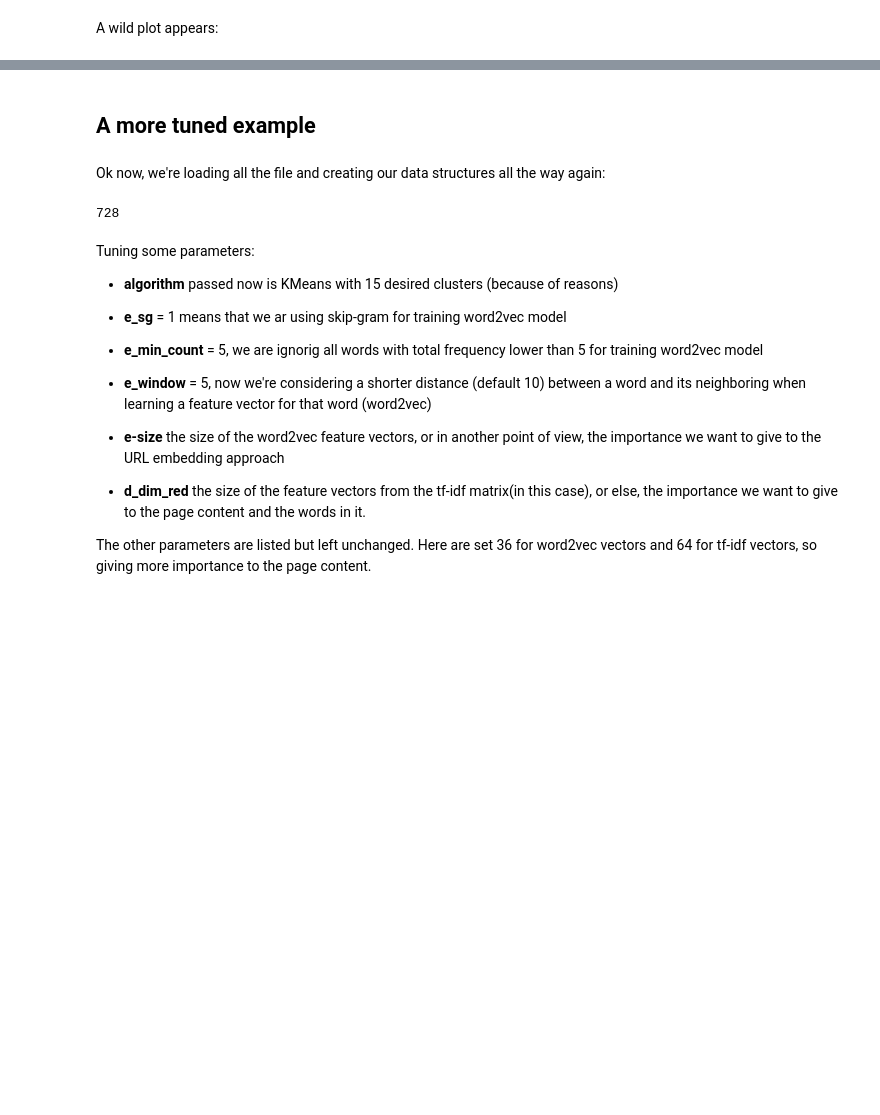
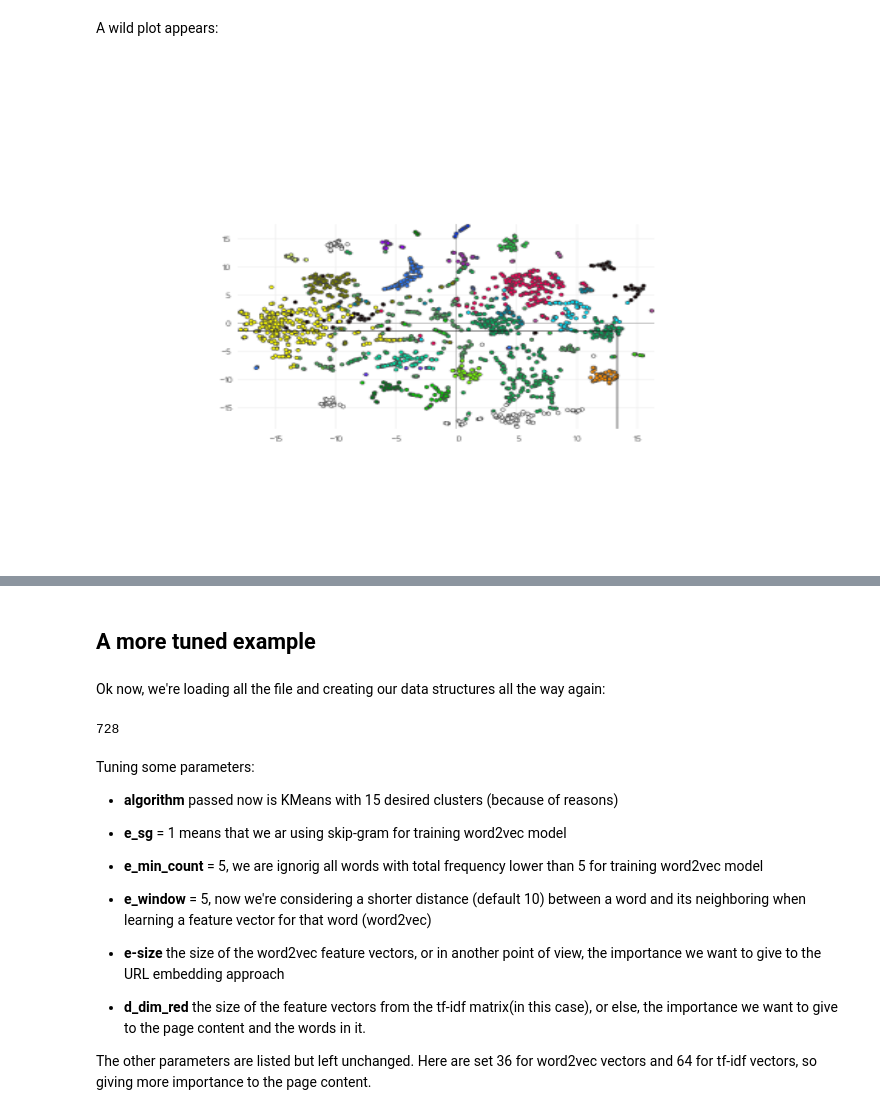
Before and after one commit to chrisPiemonte/url2vec, a Jupyter notebook: notebooks/url2vec.ipynb, the cells around one changed output, grey strips where cells are left out. Cells and saved outputs as stored; diff of their text form; code cells hidden in the pictures; blank space fills up the shorter version.

```diff
--- a/notebooks/url2vec.ipynb
+++ b/notebooks/url2vec.ipynb
@@ -169,10 +149,11 @@ A wild plot appears:
 # %%
 data = model.plot_trace()
 
-# py.image.ishow({'data': data})
+py.image.ishow({'data': data})
 # uncomment this line below (and comment the one above) to have the interactive plot
 py.iplot(data)
 # %% [output]
+[figure, added]
 [interactive output not drawn]
 # %% [markdown]
 ## A more tuned example
```
Also changed, not shown: parts of 5 cells of this notebook, 1 other file.
